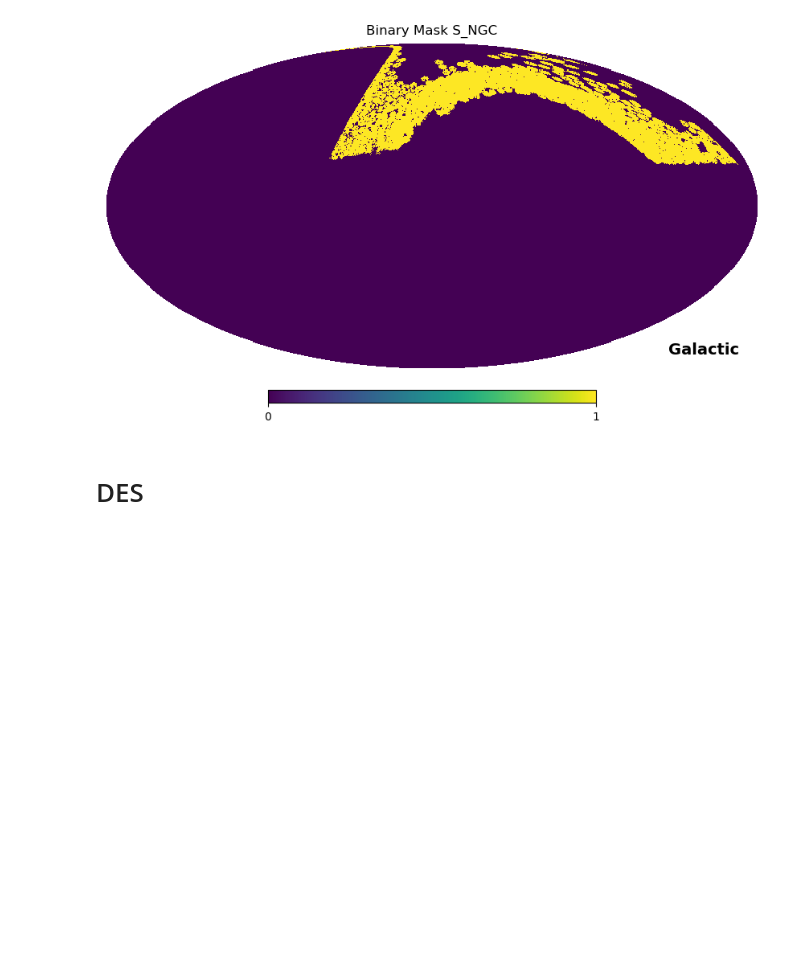
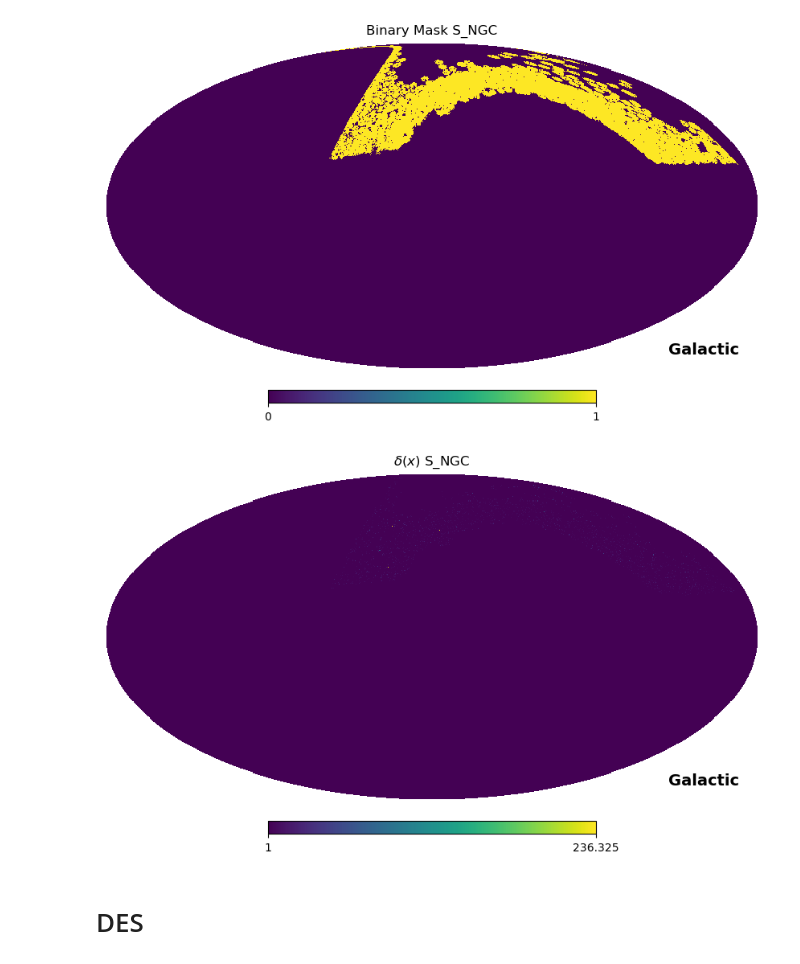
Before and after one commit to sofiachiarenza/DESI_X_BLAST, a Jupyter notebook: maps.ipynb, the cells around one changed output. Cells and saved outputs as stored; diff of their text form; code cells hidden in the pictures; blank space fills up the shorter version.

```diff
--- a/maps.ipynb
+++ b/maps.ipynb
@@ -235,6 +241,12 @@ bin_S_NGC = hp.read_map(file)
 hp.mollview(bin_S_NGC, title='Binary Mask S_NGC', coord="G")
 # %% [output]
 [figure]
+# %%
+file = 'QSO_maps/QSO_z0.80_2.10_S_NGC__HPmapcut_default_addRF_nside2048_v1.5_comp0.00_galactic_DELTA_MAP.fits'
+delta_S_NGC = hp.read_map(file)
+hp.mollview(delta_S_NGC, title=r'$\delta(x)$ S_NGC', coord="G", min = 1)
+# %% [output]
+[figure, added]
 # %% [markdown]
 # DES
 # %%
```
Also changed, not shown: parts of 9 cells of this notebook.
